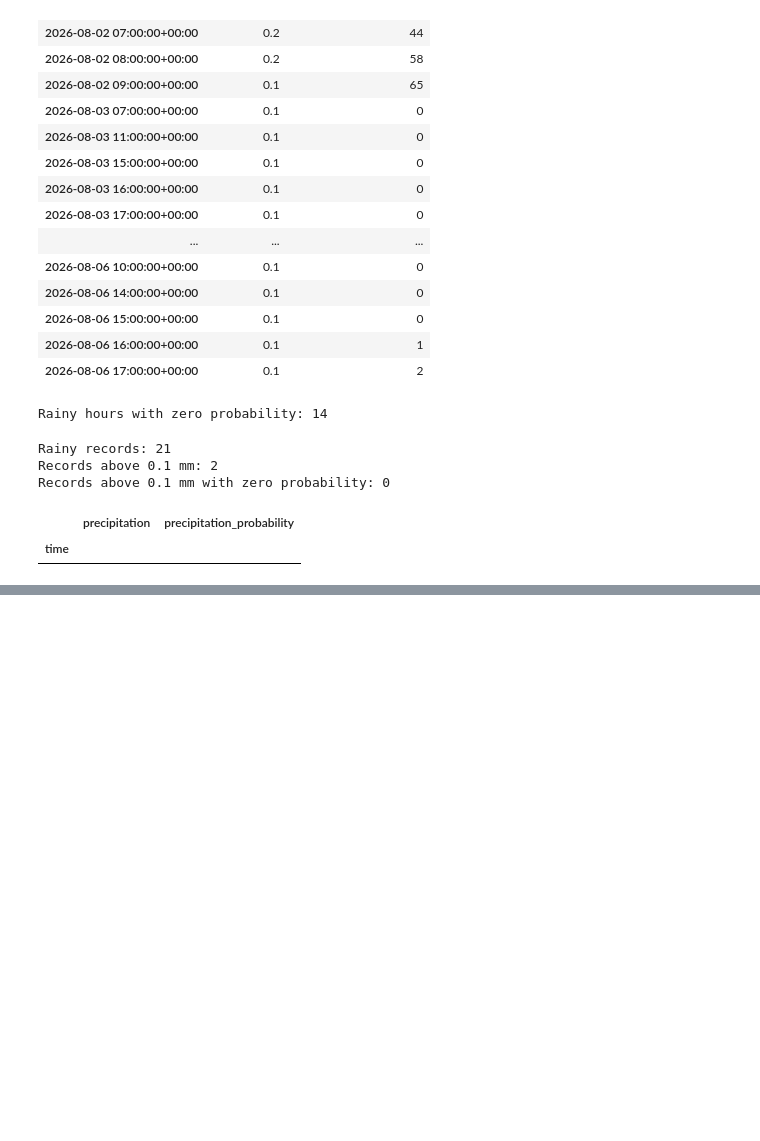
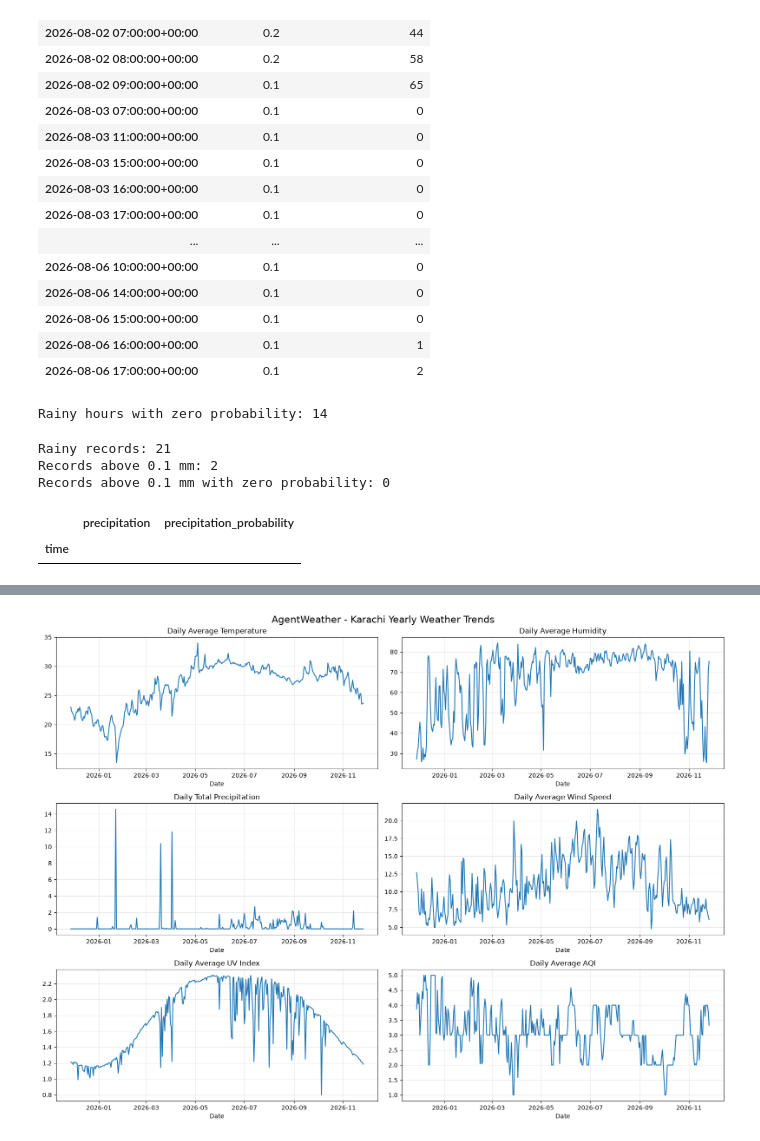
Before and after one commit to itsmusman/AgentWeather, a Jupyter notebook: notebooks/01_explore_apis.ipynb, the cells around one changed output, grey strips where cells are left out. Cells and saved outputs as stored; diff of their text form; code cells hidden in the pictures; blank space fills up the shorter version.

```diff
--- a/notebooks/01_explore_apis.ipynb
+++ b/notebooks/01_explore_apis.ipynb
@@ -778,0 +932,6 @@ Records above 0.1 mm with zero probability: 0
+# %%
+saved_df = pd.read_parquet(output_path)
+
+print("Shape:", saved_df.shape)
+print("Missing values:", saved_df.isnull().sum().sum())
+print("Date range:", saved_df.index.min(), "to", saved_df.index.max())
@@ -778,0 +1797,49 @@ Records above 0.1 mm with zero probability: 0
+# %%
+# Convert hourly data into daily averages
+daily_df = final_df.resample("D").agg({
+    "temperature_2m": "mean",
+    "relative_humidity_2m": "mean",
+    "precipitation": "sum",
+    "wind_speed_10m": "mean",
+    "uv_index": "mean",
+    "main.aqi": "mean"
+})
+
+# Plot daily trends
+fig, axes = plt.subplots(3, 2, figsize=(16, 12))
+
+columns = [
+    "temperature_2m",
+    "relative_humidity_2m",
+    "precipitation",
+    "wind_speed_10m",
+    "uv_index",
+    "main.aqi"
+]
+
+titles = [
+    "Daily Average Temperature",
+    "Daily Average Humidity",
+    "Daily Total Precipitation",
+    "Daily Average Wind Speed",
+    "Daily Average UV Index",
+    "Daily Average AQI"
+]
+
+for ax, column, title in zip(
+    axes.flatten(), columns, titles
+):
+    ax.plot(daily_df.index, daily_df[column])
+    ax.set_title(title)
+    ax.set_xlabel("Date")
+    ax.grid(True, alpha=0.3)
+
+plt.suptitle(
+    "AgentWeather - Karachi Yearly Weather Trends",
+    fontsize=16
+)
+
+plt.tight_layout()
+plt.show()
+# %% [output]
+[figure, added]
```
Also changed, not shown: parts of 43 cells of this notebook, 3 other files.
